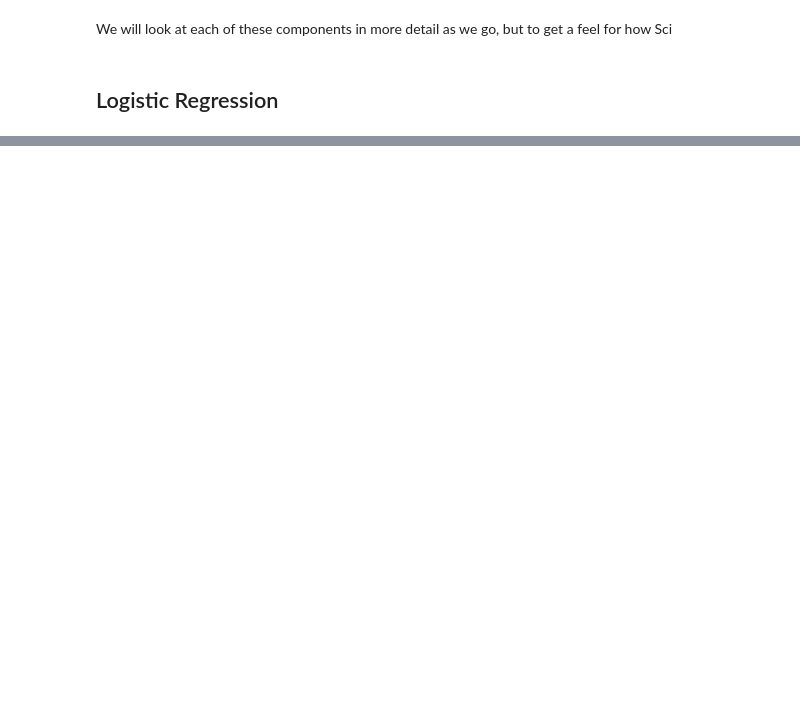
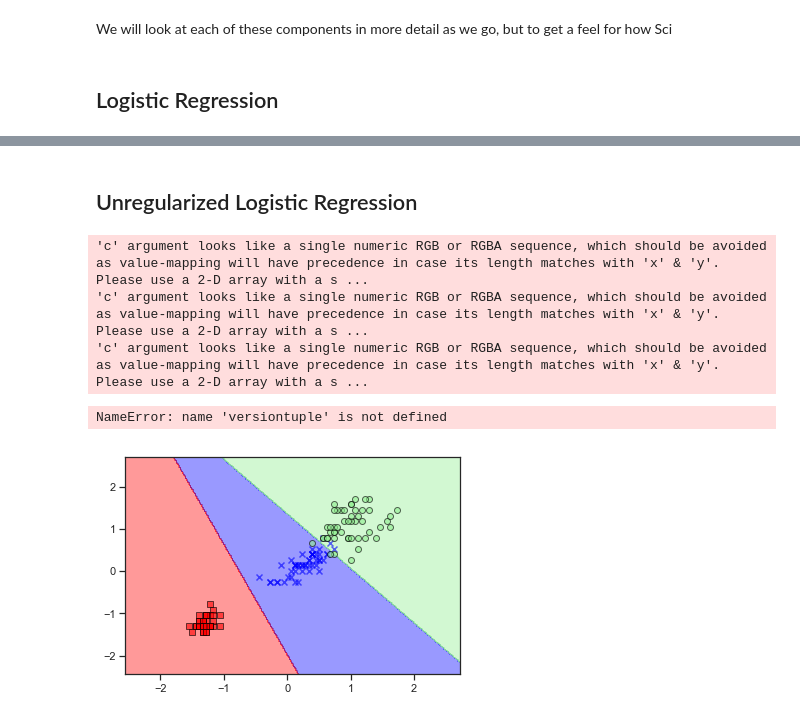
Before and after one commit to a-gilbert/AML_Nb, a Jupyter notebook: ML_Libs.ipynb, the cells around one changed output, grey strips where cells are left out. Saved outputs shown, nothing was run; the diff lists cells and outputs as text; code cells hidden in the pictures; blank space fills up the shorter version.

```diff
--- a/ML_Libs.ipynb
+++ b/ML_Libs.ipynb
@@ -142,0 +239,40 @@ We will look at each of these components in more detail as we go, but to get a f
+# %%
+lamb = 5
+my_c = 1.0/lamb
+iris = datasets.load_iris()
+X = iris.data[:, [2, 3]]
+y = iris.target
+#class labels in sklearn are denoted by integers fyi.
+
+X_train, X_test, y_train, y_test = sklearn.model_selection.train_test_split(X, y,
+                                                                           test_size=0.3,
+                                                                           random_state=1,
+                                                                           stratify=y)
+
+X_combined_std = np.vstack((X_train_std, X_test_std))
+y_combined = np.hstack((y_train, y_test))
+# %%
+#normalize data
+sc = preprocessing.StandardScaler()
+sc.fit(X_train)
+X_train_std = sc.transform(X_train)
+X_test_std = sc.transform(X_test)
+# %% [markdown]
+## Unregularized Logistic Regression
+# %%
+lr = sklearn.linear_model.LogisticRegression(C=1000.0, random_state=0)
+lr.fit(X_train_std, y_train)
+
+plot_decision_regions(X_combined_std, y_combined,
+                      classifier=lr, test_idx=range(105, 150))
+plt.xlabel('petal length [standardized]')
+plt.ylabel('petal width [standardized]')
+plt.legend(loc='upper left')
+plt.tight_layout()
+plt.show()
+# %% [output]
+'c' argument looks like a single numeric RGB or RGBA sequence, which should be avoided as value-mapping will have precedence in case its length matches with 'x' & 'y'.  Please use a 2-D array with a s ...
+'c' argument looks like a single numeric RGB or RGBA sequence, which should be avoided as value-mapping will have precedence in case its length matches with 'x' & 'y'.  Please use a 2-D array with a s ...
+'c' argument looks like a single numeric RGB or RGBA sequence, which should be avoided as value-mapping will have precedence in case its length matches with 'x' & 'y'.  Please use a 2-D array with a s ...
+NameError: name 'versiontuple' is not defined
+[figure, added]
```
Also changed, not shown: parts of 13 cells of this notebook.
